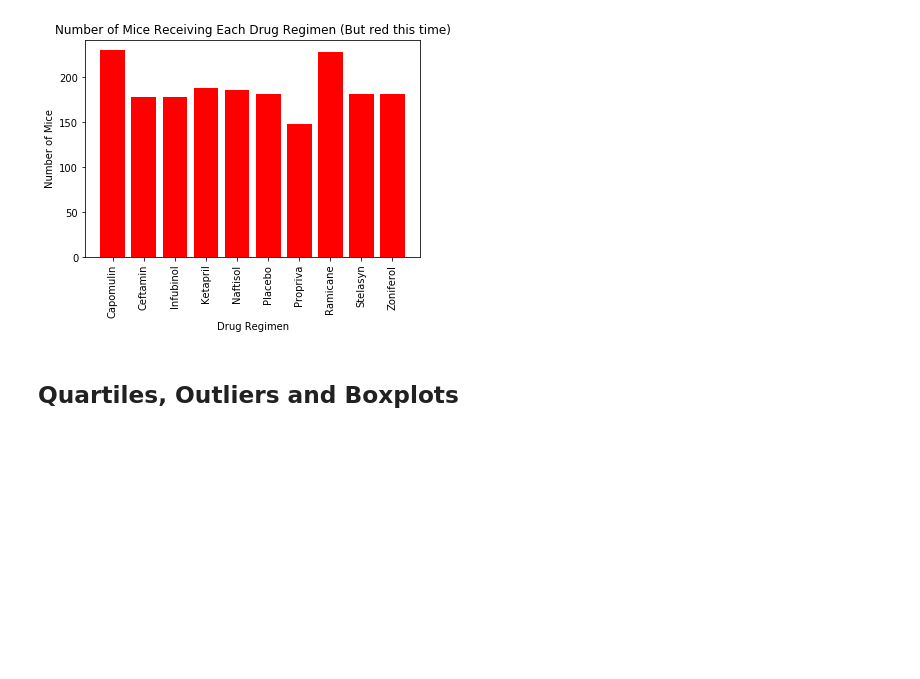
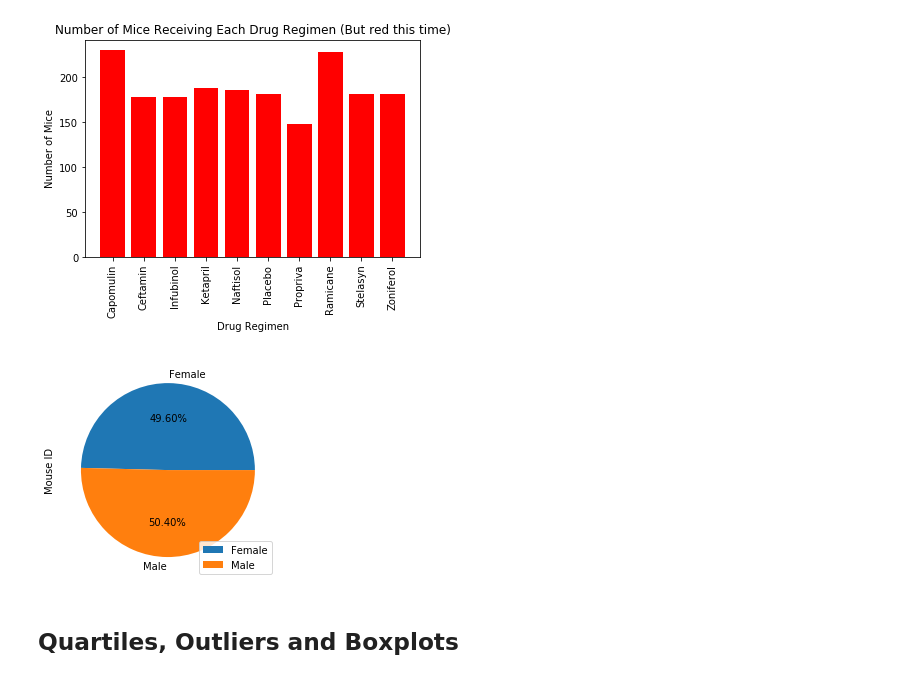
Before and after one commit to mgood13/matplotlib_challenge, a Jupyter notebook: pymaceuticals_starter.ipynb, the cells around one changed output. Drawn from its saved outputs; the diff is of its cells as text; code cells hidden in the pictures; blank space fills up the shorter version.

Commit message:
Added in the first pie chart

```diff
--- a/pymaceuticals_starter.ipynb
+++ b/pymaceuticals_starter.ipynb
@@ -140,4 +140,22 @@ plt.title('Number of Mice Receiving Each Drug Regimen (But red this time)')
 plt.show()
 # %% [output]
 [figure]
+# %%
+# Generate a pie plot showing the distribution of female versus male mice using pandas
+
+# Obtain a dataframe with one row for all unique mouse IDs
+gender_df = summative_df.drop_duplicates('Mouse ID')
+
+# Count up the number of each gender and create a dataframe
+gender_df = gender_df.groupby('Sex')['Mouse ID'].count().to_frame()
+
+# Pie chart automatically assumes 'Sum of column is the total to divide each value by'
+# Autopct adds in the percentage labels
+gender_df.plot(y= 'Mouse ID',kind = 'pie', autopct='%1.2f%%')
+
+# Move the legend for readability
+plt.legend(loc = 'lower right')
+plt.show()
+# %% [output]
+[figure, added]
 # %%
```
Also changed, not shown: parts of 2 cells of this notebook.
